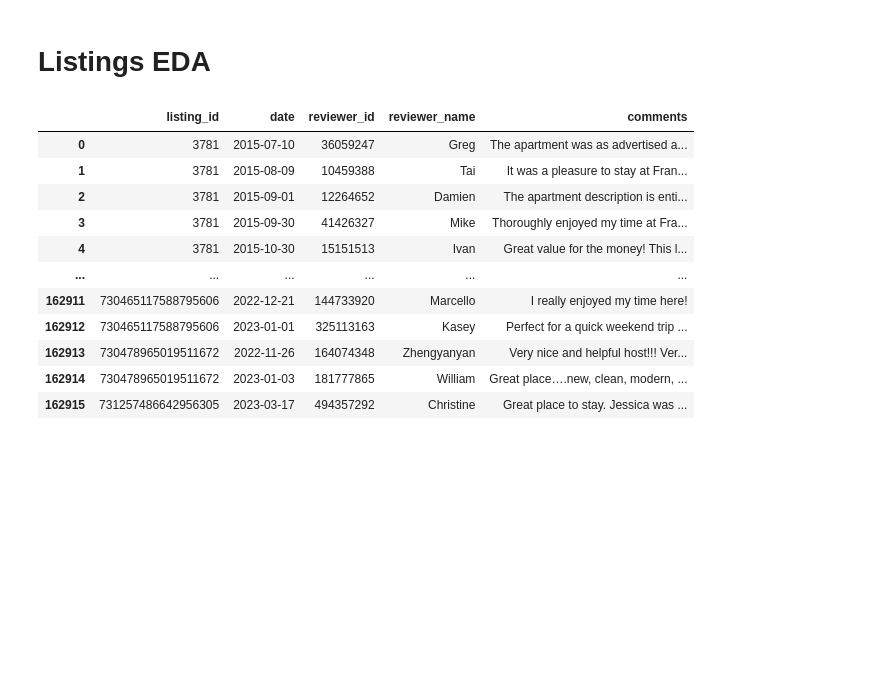
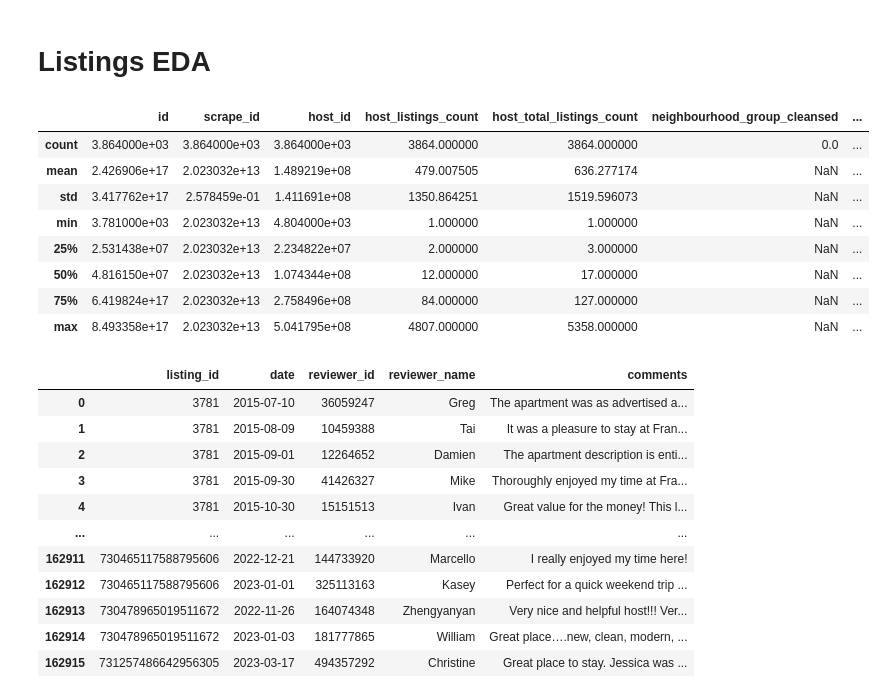
Before and after one commit to Brooks377/leftside_teamproject, a Jupyter notebook: ugly_god/StatusReport.ipynb, the cells around one changed output. Drawn from its saved outputs; the diff is of its cells as text; code cells hidden in the pictures; blank space fills up the shorter version.

```diff
--- a/ugly_god/StatusReport.ipynb
+++ b/ugly_god/StatusReport.ipynb
@@ -139,5 +139,21 @@ calendar.head(30)
     - There is not a significant correaltion between the price of the AirBnB and the minimum nights or the date
 # %% [markdown]
 # Listings EDA
+# %%
+pd.set_option('display.max_columns', None)
+# %%
+listings = pd.read_csv('../inputs/listings.csv.gz', compression='gzip')
+# %%
+listings.describe()
+# %% [output]
+|  | id | scrape_id | host_id | host_listings_count | host_total_listings_count | neighbourhood_group_cleansed | ... |
+| count | 3.864000e+03 | 3.864000e+03 | 3.864000e+03 | 3864.000000 | 3864.000000 | 0.0 | ... |
+| mean | 2.426906e+17 | 2.023032e+13 | 1.489219e+08 | 479.007505 | 636.277174 | NaN | ... |
+| std | 3.417762e+17 | 2.578459e-01 | 1.411691e+08 | 1350.864251 | 1519.596073 | NaN | ... |
+| min | 3.781000e+03 | 2.023032e+13 | 4.804000e+03 | 1.000000 | 1.000000 | NaN | ... |
+| 25% | 2.531438e+07 | 2.023032e+13 | 2.234822e+07 | 2.000000 | 3.000000 | NaN | ... |
+| 50% | 4.816150e+07 | 2.023032e+13 | 1.074344e+08 | 12.000000 | 17.000000 | NaN | ... |
+| 75% | 6.419824e+17 | 2.023032e+13 | 2.758496e+08 | 84.000000 | 127.000000 | NaN | ... |
+| max | 8.493358e+17 | 2.023032e+13 | 5.041795e+08 | 4807.000000 | 5358.000000 | NaN | ... |
 # %%
 #Listing EDA Observations
```
Also changed, not shown: parts of 2 cells of this notebook.
